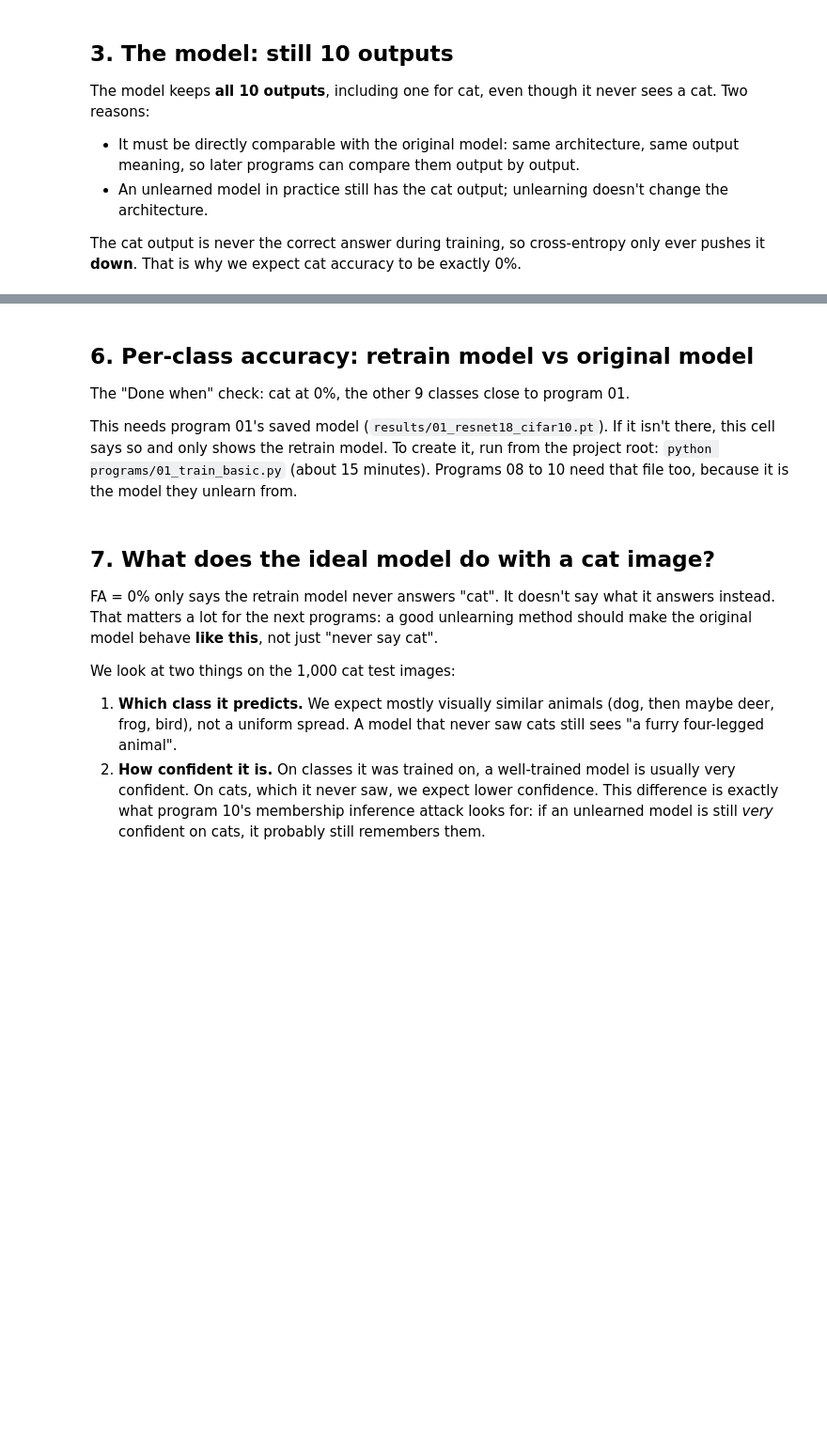
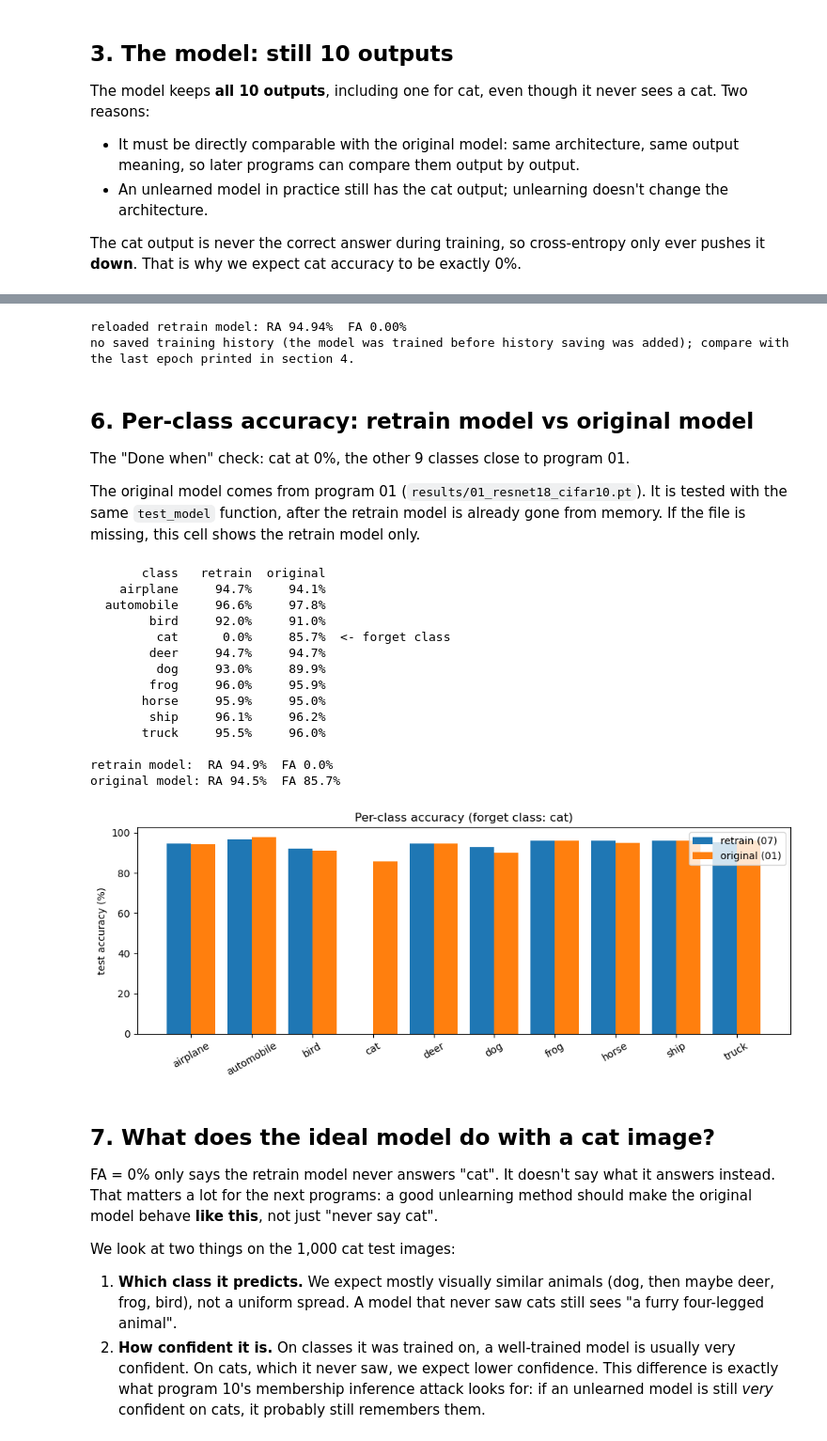
Before and after one commit to Adarshmilan/CUL-continual-unlearning-, a Jupyter notebook: programs/07_retrain_baseline.ipynb, the cells around one changed output, grey strips where cells are left out. Shown at 94% size. Saved outputs shown, nothing was run; the diff lists cells and outputs as text; code cells hidden in the pictures; blank space fills up the shorter version.

```diff
--- a/programs/07_retrain_baseline.ipynb
+++ b/programs/07_retrain_baseline.ipynb
@@ -33,7 +33,7 @@ So this program builds the **target** that the next three programs aim for.
 ## 1. Setup
 Same training settings as program 01, so the only difference between the two models is the missing class.
 # %%
-import sys, time
+import gc, json, sys, time
 from pathlib import Path
 
 ROOT = Path.cwd() if (Path.cwd() / "common").exists() else Path.cwd().parent
@@ -57,7 +57,8 @@ from common.utils import RESULTS_DIR, get_device, log_run, set_seed
 SETTINGS = {
     "forget_class": 3,       # CIFAR-10 class 3 = cat
     "epochs": 30, "lr": 0.1, "batch_size": 128, "weight_decay": 5e-4,
-    "seed": 0, "workers": 4,
+    "seed": 0, "workers": 2,  # data-loading processes for training (each uses a few hundred MB of RAM)
+    "force_retrain": False,   # False: if results/retrain_model.pt already exists, skip training
 }
 set_seed(SETTINGS["seed"])
 device = get_device()
@@ -166,46 +155,101 @@ reloaded: RA 94.94%  FA 0.00%  (same)
+# %%
+# 1. Free what training used.
+loaders["train_retain"] = loaders["train_forget"] = None     # their worker processes shut down
+for name in ["model", "optimizer", "scheduler", "scaler"]:
+    globals().pop(name, None)
+gc.collect()
+torch.cuda.empty_cache()
+
+# 2. Test one saved model, keep only numbers.
+def test_model(path):
+    m = resnet18_cifar(num_classes=10).to(device)
+    m.load_state_dict(torch.load(path, map_location=device))
+    acc = per_class_accuracy(m, loaders["test_all"], device)
+    probs_forget, _ = predict_all(m, loaders["test_forget"], device)
+    probs_retain, _ = predict_all(m, loaders["test_retain"], device)
+    out = {"per_class_acc": acc,
+           "forget_probs": probs_forget.numpy(),
+           "retain_conf": probs_retain.max(1).values.numpy()}
+    del m, probs_forget, probs_retain
+    gc.collect()
+    torch.cuda.empty_cache()
+    return out
+
+retrain = test_model(model_path)
+retain_mask = np.arange(10) != FORGET
+ra_re, fa_re = retrain["per_class_acc"][retain_mask].mean(), retrain["per_class_acc"][FORGET]
+print(f"reloaded retrain model: RA {ra_re*100:.2f}%  FA {fa_re*100:.2f}%")
+
+if history_path.exists():
+    saved = json.loads(history_path.read_text())
+    history, train_minutes = saved["history"], saved["minutes"]
+    # RA here is the mean of per-class accuracies; with 1,000 test images per class it equals overall RA.
+    same = abs(ra_re - history["ra"][-1]) < 1e-6 and abs(fa_re - history["fa"][-1]) < 1e-6
+    print(f"end of training:        RA {history['ra'][-1]*100:.2f}%  FA {history['fa'][-1]*100:.2f}%  "
+          f"({'same' if same else 'DIFFERENT, check this'})")
+else:
+    history, train_minutes = None, None
+    print("no saved training history (the model was trained before history saving was added); "
+          "compare with the last epoch printed in section 4.")
+# %% [output]
+reloaded retrain model: RA 94.94%  FA 0.00%
+no saved training history (the model was trained before history saving was added); compare with the last epoch printed in section 4.
 # %% [markdown]
 ## 6. Per-class accuracy: retrain model vs original model
 
 The "Done when" check: cat at 0%, the other 9 classes close to program 01.
 
-This needs program 01's saved model (`results/01_resnet18_cifar10.pt`). If it isn't there, this cell says so and only shows the retrain model. To create it, run from the project root: `python programs/01_train_basic.py` (about 15 minutes). Programs 08 to 10 need that file too, because it is the model they unlearn from.
+The original model comes from program 01 (`results/01_resnet18_cifar10.pt`). It is tested with the same `test_model` function, after the retrain model is already gone from memory. If the file is missing, this cell shows the retrain model only.
 # %%
-acc_retrain = per_class_accuracy(model, loaders["test_all"], device)
 original_path = RESULTS_DIR / "01_resnet18_cifar10.pt"
-acc_original = None
-if original_path.exists():
-    original = resnet18_cifar(num_classes=10).to(device)
-    original.load_state_dict(torch.load(original_path, map_location=device))
-    acc_original = per_class_accuracy(original, loaders["test_all"], device)
-else:
-    print(f"{original_path.name} not found: showing the retrain model only. Run programs/01_train_basic.py to create it.\n")
+original = test_model(original_path) if original_path.exists() else None
+if original is None:
+    print(f"{original_path.name} not found: showing the retrain model only. Run program 01 to create it.\n")
+
+acc_retrain = retrain["per_class_acc"]
+acc_original = original["per_class_acc"] if original is not None else None
 
 print(f"{'class':>12} {'retrain':>9}" + (f" {'original':>9}" if acc_original is not None else ""))
 for c in range(10):
     mark = "  <- forget class" if c == FORGET else ""
     row = f"{classes[c]:>12} {acc_retrain[c]*100:8.1f}%"
     if acc_original is not None:
         row += f" {acc_original[c]*100:8.1f}%"
     print(row + mark)
 
-retain_mask = np.arange(10) != FORGET
 print(f"\nretrain model:  RA {acc_retrain[retain_mask].mean()*100:.1f}%  FA {acc_retrain[FORGET]*100:.1f}%")
 if acc_original is not None:
     print(f"original model: RA {acc_original[retain_mask].mean()*100:.1f}%  FA {acc_original[FORGET]*100:.1f}%")
 
 x = np.arange(10)
 width = 0.4
 plt.figure(figsize=(10, 4))
 plt.bar(x - width / 2 if acc_original is not None else x, acc_retrain * 100, width, label="retrain (07)")
 if acc_original is not None:
     plt.bar(x + width / 2, acc_original * 100, width, label="original (01)")
 plt.xticks(x, classes, rotation=30)
 plt.ylabel("test accuracy (%)")
 plt.title(f"Per-class accuracy (forget class: {classes[FORGET]})")
 plt.legend()
 plt.tight_layout()
 plt.savefig(RESULTS_DIR / "07_per_class.png", dpi=120)
 plt.show()
+# %% [output]
+       class   retrain  original
+    airplane     94.7%     94.1%
+  automobile     96.6%     97.8%
+        bird     92.0%     91.0%
+         cat      0.0%     85.7%  <- forget class
+        deer     94.7%     94.7%
+         dog     93.0%     89.9%
+        frog     96.0%     95.9%
+       horse     95.9%     95.0%
+        ship     96.1%     96.2%
+       truck     95.5%     96.0%
+
+retrain model:  RA 94.9%  FA 0.0%
+original model: RA 94.5%  FA 85.7%
+[figure, added]
 # %% [markdown]
 ## 7. What does the ideal model do with a cat image?
 
```
Also changed, not shown: parts of 9 cells of this notebook, 9 other files.
